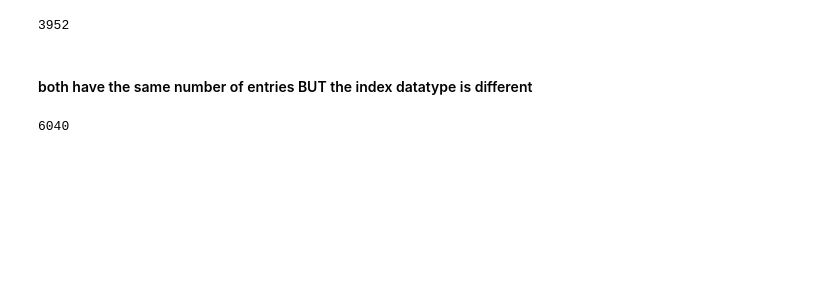
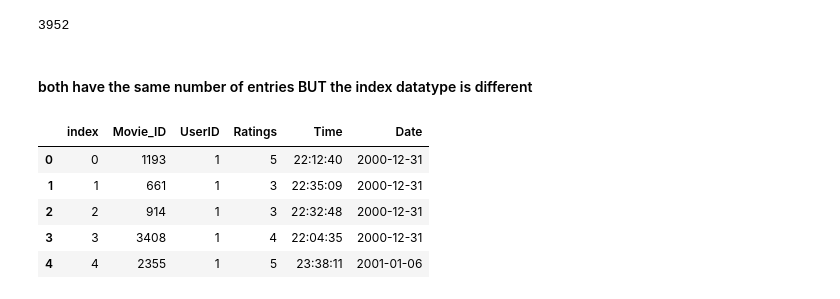
Before and after one commit to Shreshtha-Kumar/Movieset-Data_Wrangling, a Jupyter notebook: data_expl.ipynb, the cells around one changed output. Cells and saved outputs as stored; diff of their text form; code cells hidden in the pictures; blank space fills up the shorter version.

```diff
--- a/data_expl.ipynb
+++ b/data_expl.ipynb
@@ -190,5 +197,16 @@ ratings.index.max()
 #### both have the same number of entries BUT the index datatype is different
 # %%
 ratings['UserID'].unique()
+ratings=ratings.reset_index() # Great method, resets the indexes to default 0-total entries, while the old values in index get pushed to a new column with same name
+"""
+Why did i do it?
+well because i made an incorrect assumptions that the Movie_ID are unique, without even checking the total entries of each columns including Movie_ID
+"""
+ratings.head()
 # %% [output]
-6040
+|  | index | Movie_ID | UserID | Ratings | Time | Date |
+| 0 | 0 | 1193 | 1 | 5 | 22:12:40 | 2000-12-31 |
+| 1 | 1 | 661 | 1 | 3 | 22:35:09 | 2000-12-31 |
+| 2 | 2 | 914 | 1 | 3 | 22:32:48 | 2000-12-31 |
+| 3 | 3 | 3408 | 1 | 4 | 22:04:35 | 2000-12-31 |
+| 4 | 4 | 2355 | 1 | 5 | 23:38:11 | 2001-01-06 |
```
Also changed, not shown: parts of 14 cells of this notebook.
